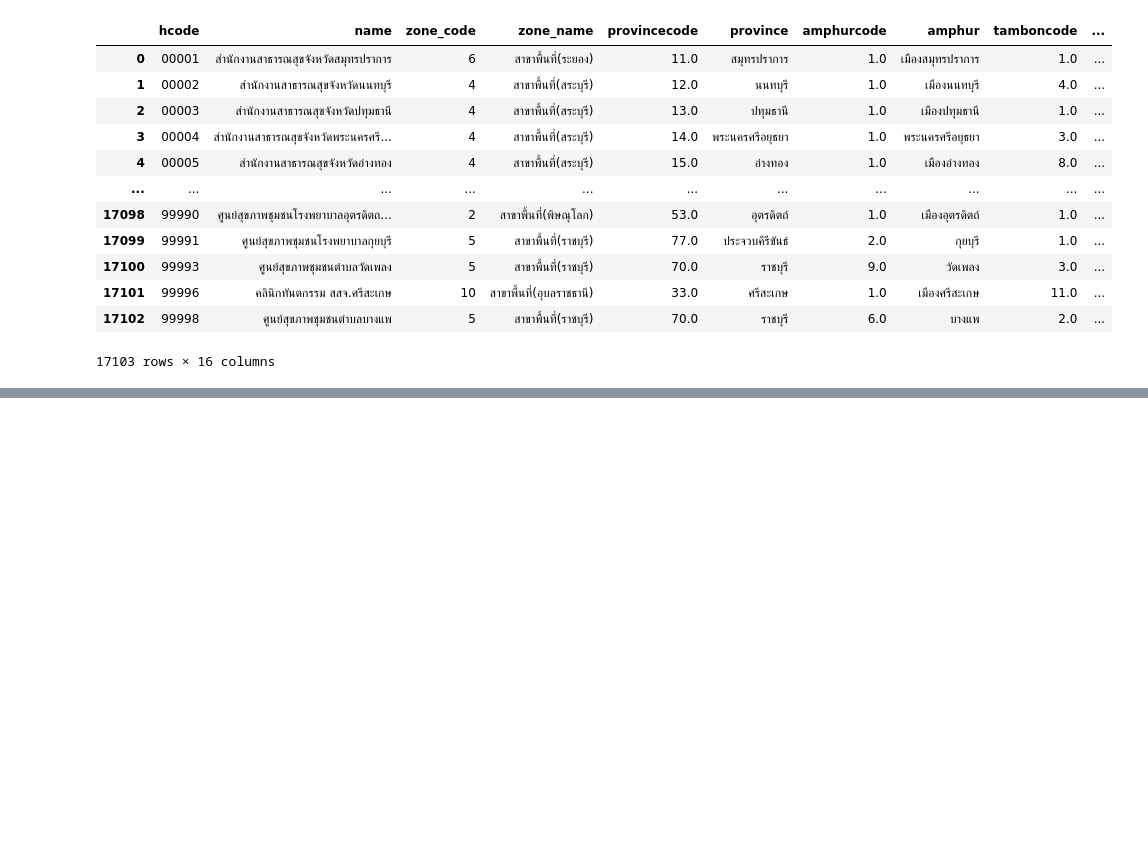
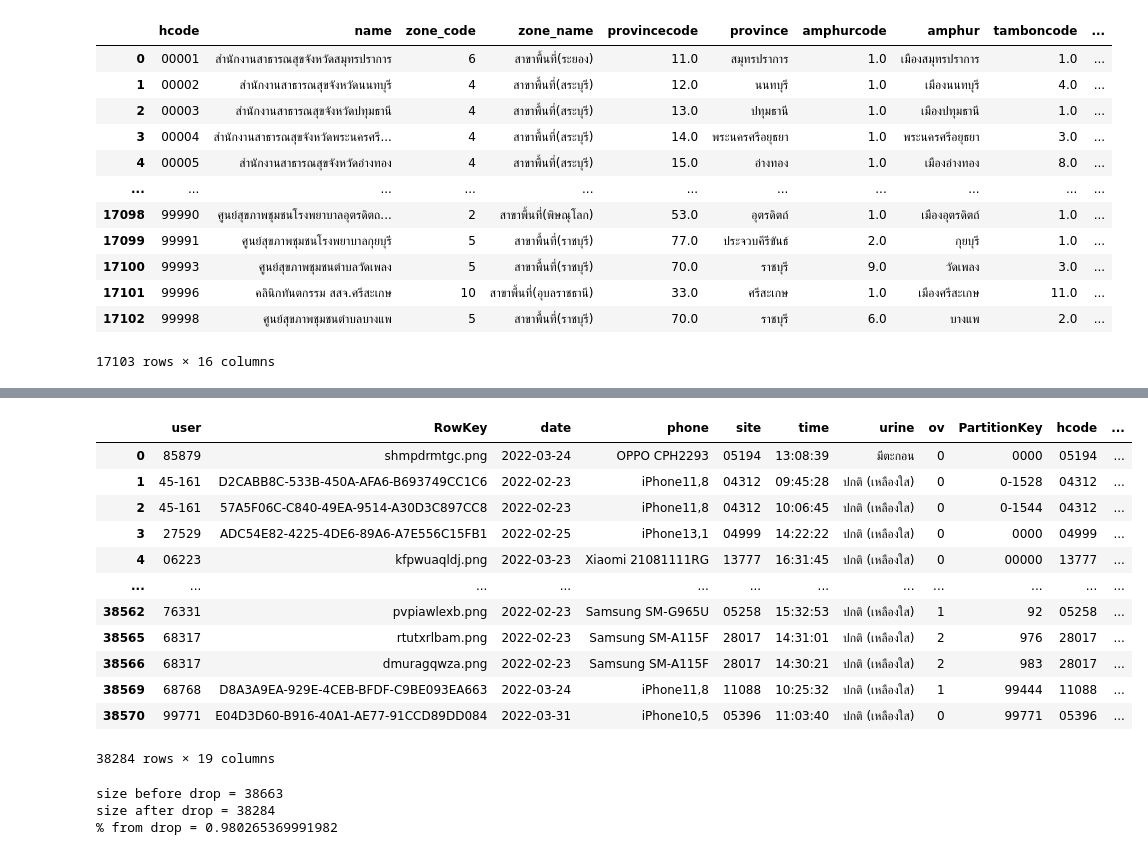
Before and after one commit to kittimaxz/data_viz_2022, a Jupyter notebook: Final_Exam.ipynb, the cells around one changed output, grey strips where cells are left out. Drawn from its saved outputs; the diff is of its cells as text; code cells hidden in the pictures; blank space fills up the shorter version.

```diff
--- a/Final_Exam.ipynb
+++ b/Final_Exam.ipynb
@@ -85,0 +82,3 @@ data_alldb[['site']].dropna()
+# %%
+drop_alldb = new_alldb.dropna()
+drop_alldb
@@ -90,0 +304,26 @@ dtype: int64
+# %%
+drop_data = data.dropna()
+drop_data
+# %% [output]
+|  | user | RowKey | date | phone | site | time | urine | ov | PartitionKey | hcode | ... |
+| 0 | 85879 | shmpdrmtgc.png | 2022-03-24 | OPPO CPH2293 | 05194 | 13:08:39 | มีตะกอน | 0 | 0000 | 05194 | ... |
+| 1 | 45-161 | D2CABB8C-533B-450A-AFA6-B693749CC1C6 | 2022-02-23 | iPhone11,8 | 04312 | 09:45:28 | ปกติ (เหลืองใส) | 0 | 0-1528 | 04312 | ... |
+| 2 | 45-161 | 57A5F06C-C840-49EA-9514-A30D3C897CC8 | 2022-02-23 | iPhone11,8 | 04312 | 10:06:45 | ปกติ (เหลืองใส) | 0 | 0-1544 | 04312 | ... |
+| 3 | 27529 | ADC54E82-4225-4DE6-89A6-A7E556C15FB1 | 2022-02-25 | iPhone13,1 | 04999 | 14:22:22 | ปกติ (เหลืองใส) | 0 | 0000 | 04999 | ... |
+| 4 | 06223 | kfpwuaqldj.png | 2022-03-23 | Xiaomi 21081111RG | 13777 | 16:31:45 | ปกติ (เหลืองใส) | 0 | 00000 | 13777 | ... |
+| ... | ... | ... | ... | ... | ... | ... | ... | ... | ... | ... | ... |
+| 38562 | 76331 | pvpiawlexb.png | 2022-02-23 | Samsung SM-G965U | 05258 | 15:32:53 | ปกติ (เหลืองใส) | 1 | 92 | 05258 | ... |
+| 38565 | 68317 | rtutxrlbam.png | 2022-02-23 | Samsung SM-A115F | 28017 | 14:31:01 | ปกติ (เหลืองใส) | 2 | 976 | 28017 | ... |
+| 38566 | 68317 | dmuragqwza.png | 2022-02-23 | Samsung SM-A115F | 28017 | 14:30:21 | ปกติ (เหลืองใส) | 2 | 983 | 28017 | ... |
+| 38569 | 68768 | D8A3A9EA-929E-4CEB-BFDF-C9BE093EA663 | 2022-03-24 | iPhone11,8 | 11088 | 10:25:32 | ปกติ (เหลืองใส) | 1 | 99444 | 11088 | ... |
+| 38570 | 99771 | E04D3D60-B916-40A1-AE77-91CCD89DD084 | 2022-03-31 | iPhone10,5 | 05396 | 11:03:40 | ปกติ (เหลืองใส) | 0 | 99771 | 05396 | ... |
+38284 rows × 19 columns
+# %%
+removes = data.shape[0] - drop_data.shape[0]
+print(f'size before drop = {data.shape[0]}')
+print(f'size after drop = {drop_data.shape[0]}')
+print(f'% from drop = {(removes/data.shape[0])*100}')
+# %% [output]
+size before drop = 38663
+size after drop = 38284
+% from drop = 0.980265369991982
```
Also changed, not shown: parts of 22 cells of this notebook.
